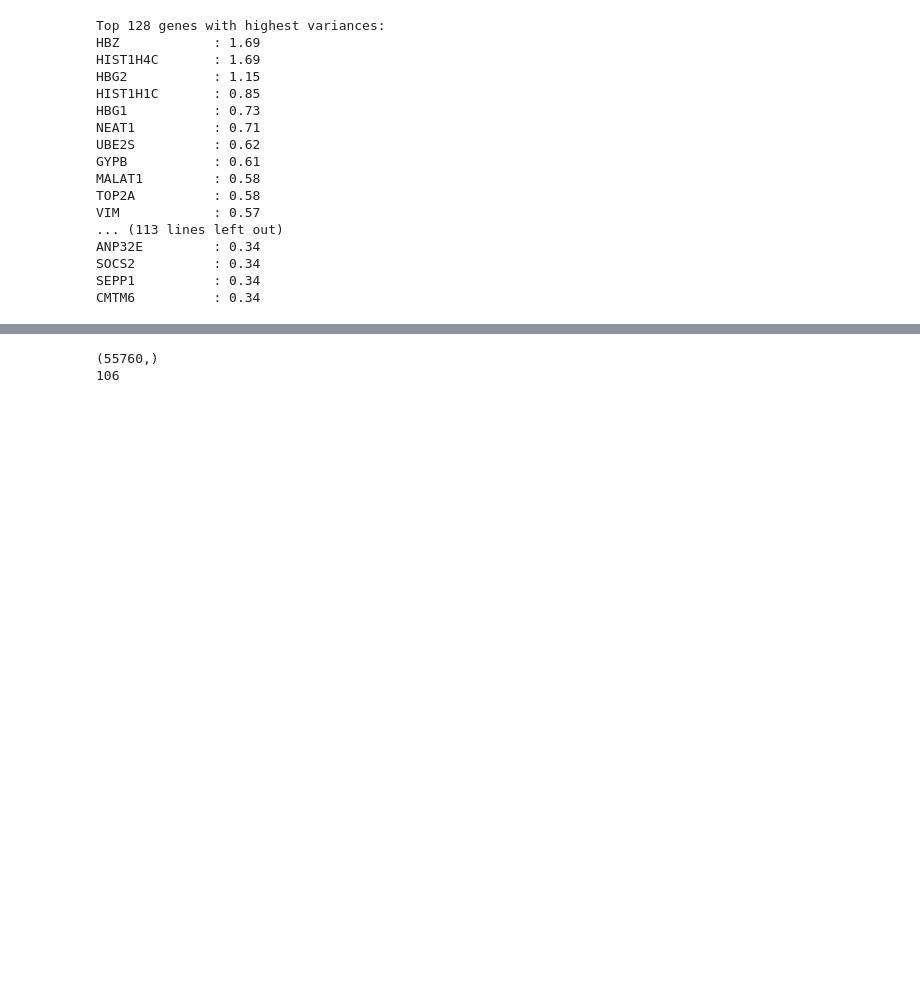
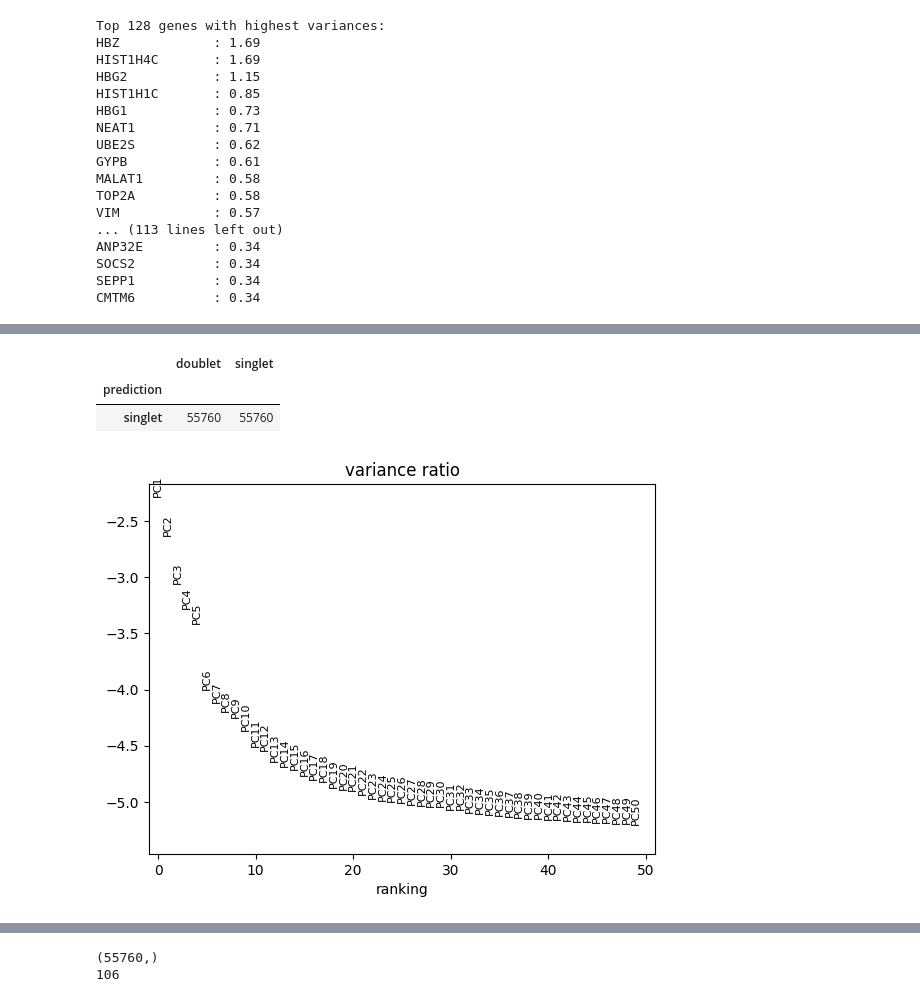
Before and after one commit to danghungdo/scrnaseq-ml, a Jupyter notebook: notebooks/experiment.ipynb, the cells around one changed output, grey strips where cells are left out. Drawn from its saved outputs; the diff is of its cells as text; code cells hidden in the pictures; blank space fills up the shorter version.

Commit message:
adapt gene grouping

```diff
--- a/notebooks/experiment.ipynb
+++ b/notebooks/experiment.ipynb
@@ -111,0 +196,11 @@ CMTM6          : 0.34
+# %%
+df.groupby('prediction').count()
+# %% [output]
+|  | doublet | singlet |
+| prediction |  |  |
+| singlet | 55760 | 55760 |
+# %%
+sc.tl.pca(adata_single_top_genes, svd_solver='arpack')
+sc.pl.pca_variance_ratio(adata_single_top_genes, log=True, n_pcs=50)
+# %% [output]
+[figure, added]
```
Also changed, not shown: parts of 44 cells of this notebook.
